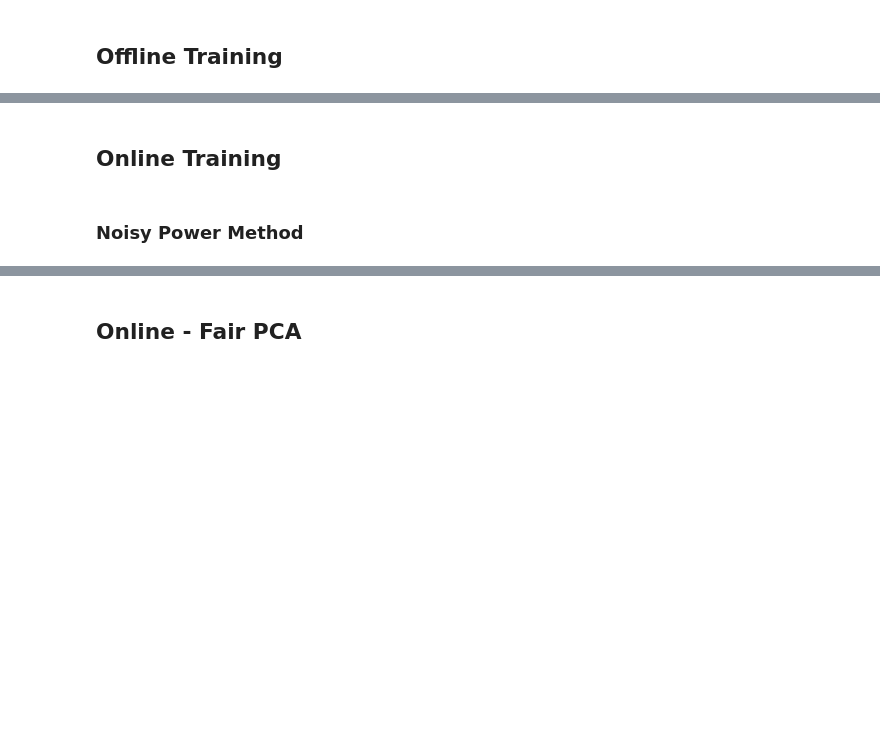
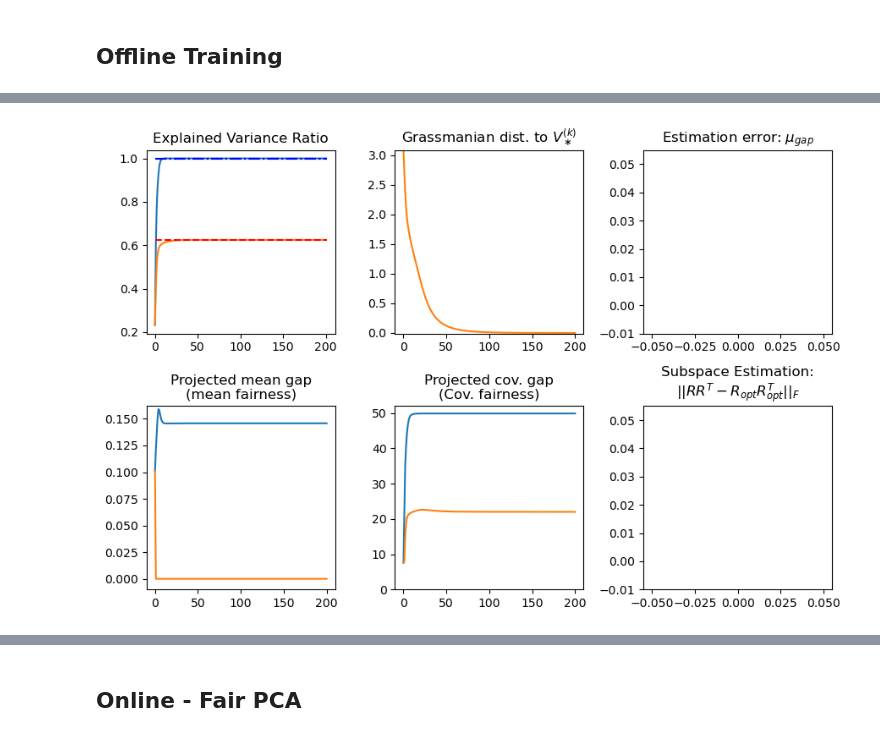
Before and after one commit to HanseulJo/fair-streaming-pca, a Jupyter notebook: FairPCA.ipynb, the cells around one changed output, grey strips where cells are left out. Cells and saved outputs as stored; diff of their text form; code cells hidden in the pictures; blank space fills up the shorter version.

```diff
--- a/FairPCA.ipynb
+++ b/FairPCA.ipynb
@@ -69,20 +64,18 @@ fig, axes = Algo.plot_buffer(save=None);  # semicolon
 # %%
 V = Algo.offline_train(
-    target_dim=3,
+    target_dim=5,
     rank=10,
     n_iter=n_iter,
     lr=1,
     mode='pm',
     constraint='all',
     seed=0,
     tol=0,
     #lr_scheduler=lambda t: 0.99**(t-1)
 )
 # fig, axes = Algo.plot_buffer(save=None);
 Algo.plot_buffer(save=None, fig=fig, axes=axes);
 fig
+# %% [output]
+[figure, added]
-# %% [markdown]
-## Online Training
-# %% [markdown]
-### Noisy Power Method
 # %%
```
Also changed, not shown: parts of 18 cells of this notebook, 5 other files.
